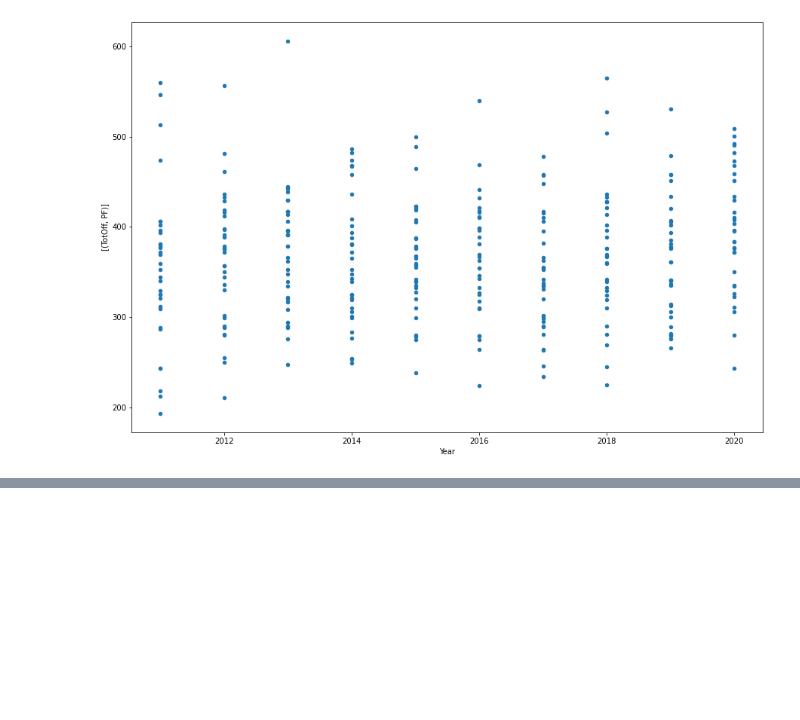
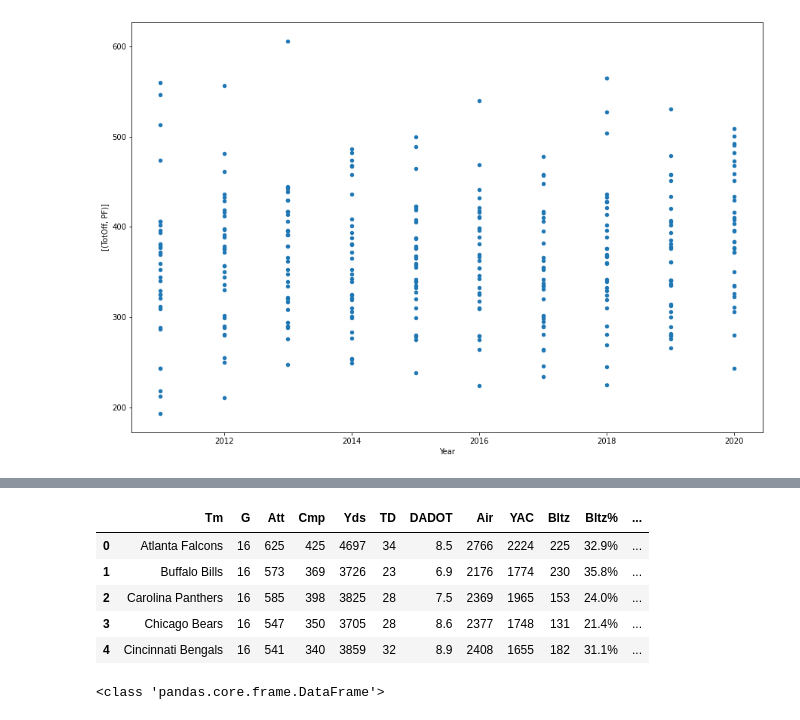
Before and after one commit to scottstack19/SB55-projection, a Jupyter notebook: code_initial.ipynb, the cells around one changed output, grey strips where cells are left out. Cells and saved outputs as stored; diff of their text form; code cells hidden in the pictures; blank space fills up the shorter version.

```diff
--- a/code_initial.ipynb
+++ b/code_initial.ipynb
@@ -122,0 +167,17 @@ plt.show()
+# %%
+ADV_DEFdf = pd.read_html(str(table2))[0]
+ADV_DEFdf.head(5)
+# %% [output]
+|  | Tm | G | Att | Cmp | Yds | TD | DADOT | Air | YAC | Bltz | Bltz% | ... |
+| 0 | Atlanta Falcons | 16 | 625 | 425 | 4697 | 34 | 8.5 | 2766 | 2224 | 225 | 32.9% | ... |
+| 1 | Buffalo Bills | 16 | 573 | 369 | 3726 | 23 | 6.9 | 2176 | 1774 | 230 | 35.8% | ... |
+| 2 | Carolina Panthers | 16 | 585 | 398 | 3825 | 28 | 7.5 | 2369 | 1965 | 153 | 24.0% | ... |
+| 3 | Chicago Bears | 16 | 547 | 350 | 3705 | 28 | 8.6 | 2377 | 1748 | 131 | 21.4% | ... |
+| 4 | Cincinnati Bengals | 16 | 541 | 340 | 3859 | 32 | 8.9 | 2408 | 1655 | 182 | 31.1% | ... |
+# %%
+sacks = ['Tm','Sk']
+Team_Sacks = ADV_DEFdf[sacks]
+print(type(Team_Sacks))
+#Team_Sacks.head(5)
+# %% [output]
+<class 'pandas.core.frame.DataFrame'>
```
Also changed, not shown: parts of 12 cells of this notebook.
